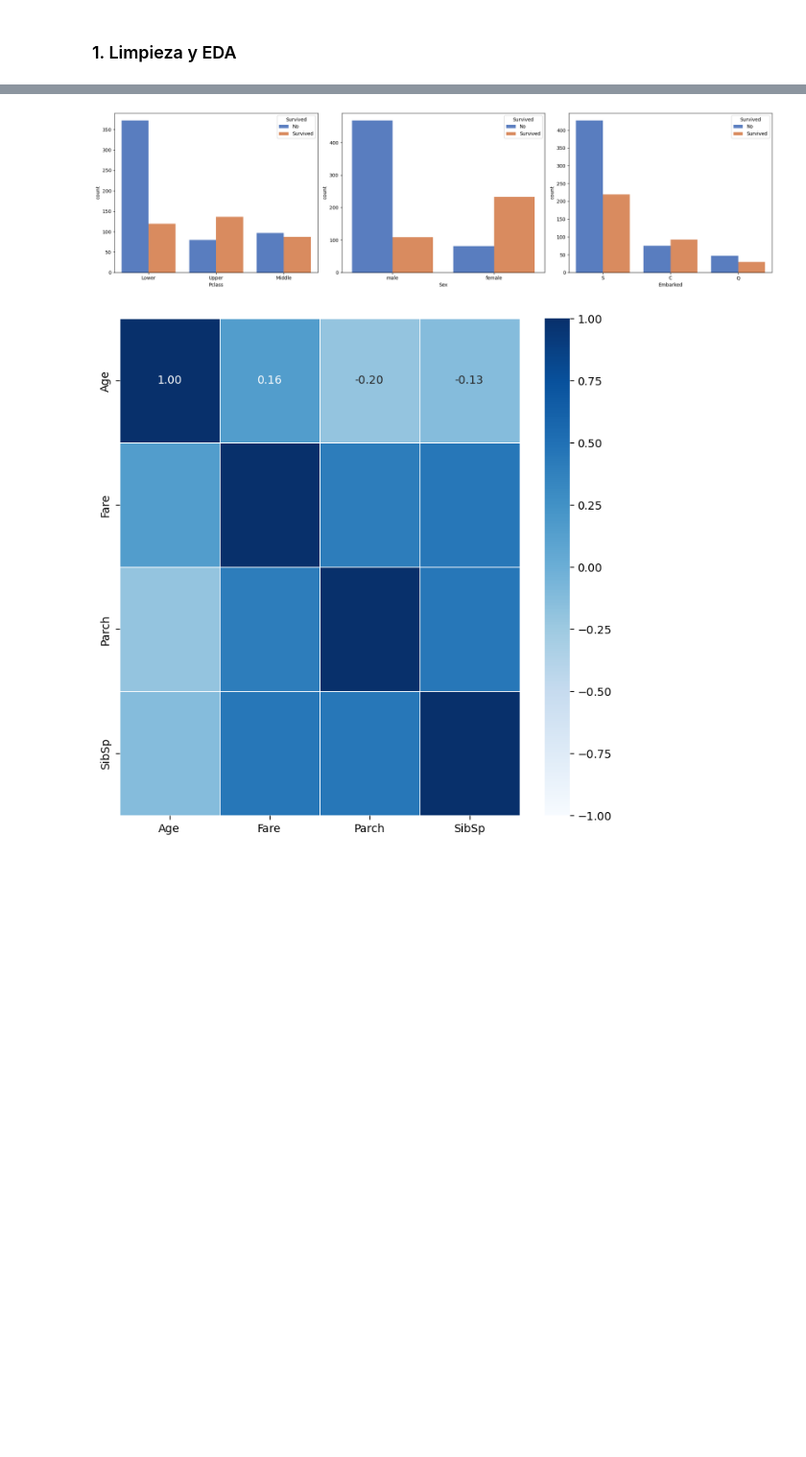
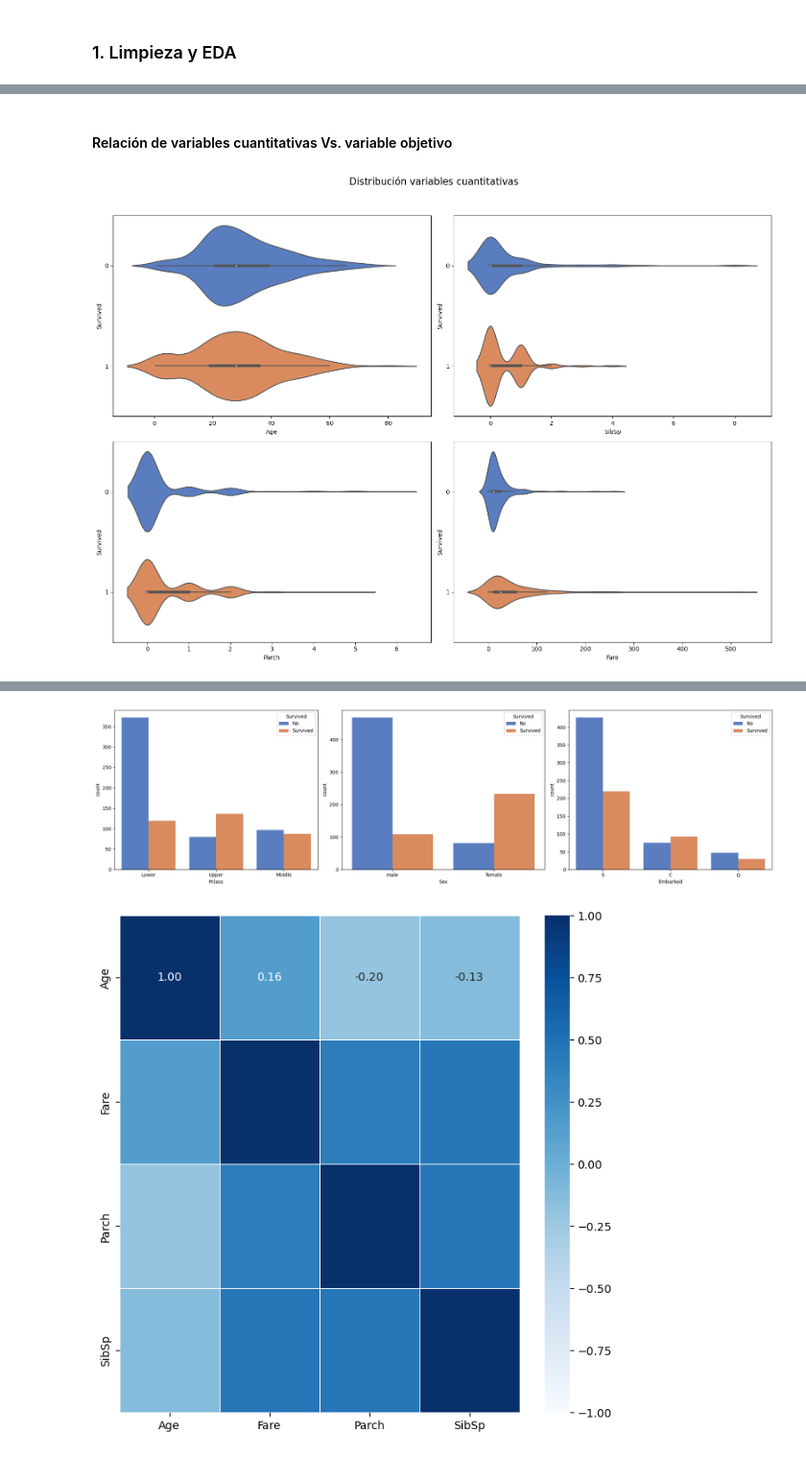
Before and after one commit to finanzasvlr/Titanic, a Jupyter notebook: Caso Titanic.ipynb, the cells around one changed output, grey strips where cells are left out. Shown: that part at 96% size. Saved outputs shown, nothing was run; the diff lists cells and outputs as text; code cells hidden in the pictures; blank space fills up the shorter version.

```diff
--- a/Caso Titanic.ipynb
+++ b/Caso Titanic.ipynb
@@ -31,0 +176,17 @@ warnings.filterwarnings('ignore')
+# %% [markdown]
+#### Relación de variables cuantitativas Vs. variable objetivo
+# %%
+df['Survived'] = df['Survived'].astype('category') # Asegúrarse de que la columna 'Survived' sea categórica para facilitar la visualización
+
+# Crear un tablero para gráficos de violín de variables cuantitativas
+fig, axes = plt.subplots(nrows=2, ncols=2, figsize=(16, 12))
+fig.suptitle('Distribución variables cuantitativas', fontsize=16)
+
+for i, col in enumerate(quantitative_cols):
+    ax = axes[i // 2, i % 2] # distribución del gráfico en la cuadrículas
+    sns.violinplot(y='Survived', x=col, data=df, ax=ax, palette="muted")
+
+plt.tight_layout(rect=[0, 0.03, 1, 0.95]) # espacios de los subplots
+plt.show()
+# %% [output]
+[figure, added]
```
Also changed, not shown: parts of 27 cells of this notebook.
